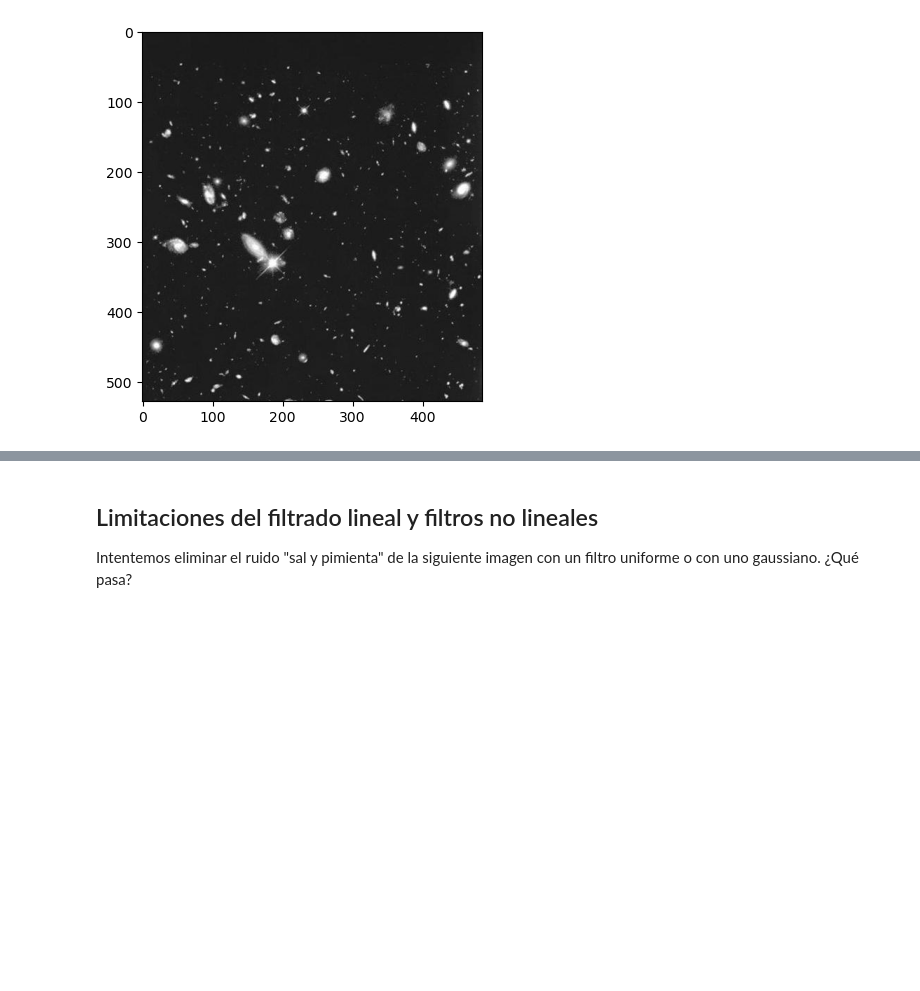
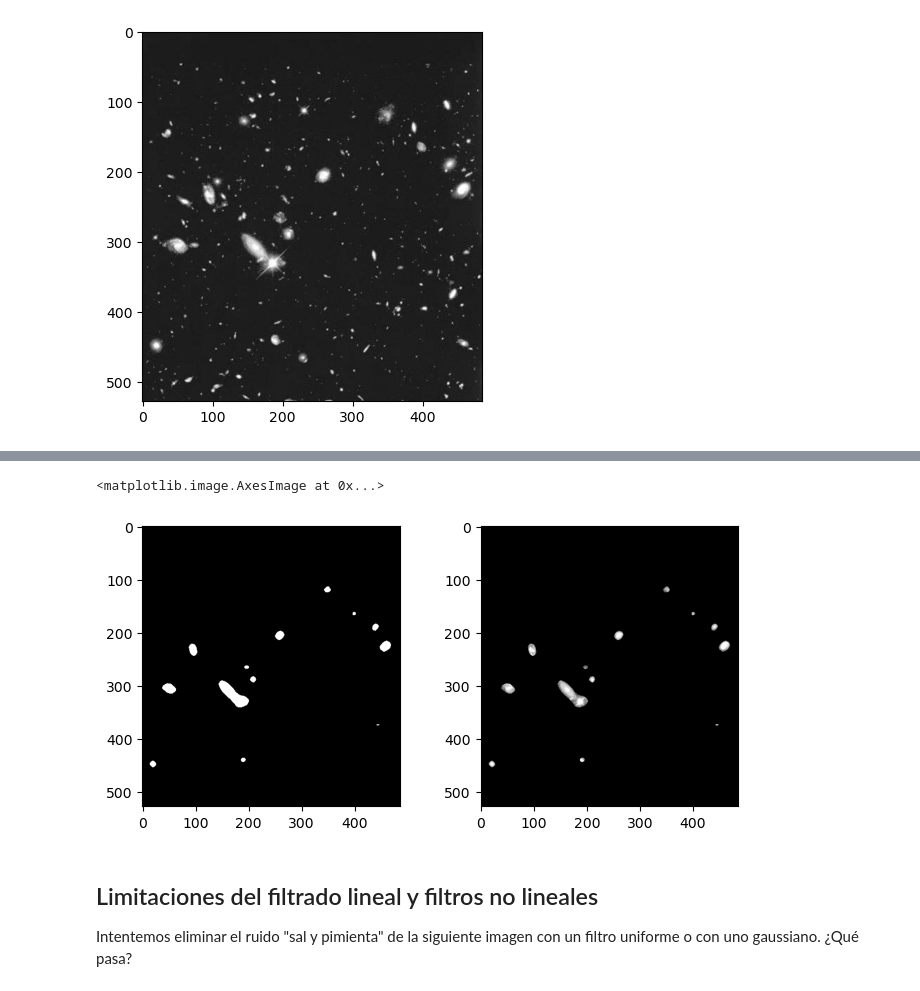
Before and after one commit to DaniMuPi/mi_repositorio, a Jupyter notebook: Tema_2b.ipynb, the cells around one changed output, grey strips where cells are left out. Drawn from its saved outputs; the diff is of its cells as text; code cells hidden in the pictures; blank space fills up the shorter version.

```diff
--- a/Tema_2b.ipynb
+++ b/Tema_2b.ipynb
@@ -193,3 +251,21 @@ modo:  L
+# %%
+th_0, th_1 = 20, 100
+
+mask = np.logical_and(img_filt > th_0, img_filt < th_1)
+maskI=np.logical_not(mask);
+
+img_seg = img_np*maskI
+
+plt.figure(figsize=(8, 8))
+
+plt.subplot(221)
+plt.imshow(maskI, cmap='gray')
+
+plt.subplot(222)
+plt.imshow(img_seg, cmap='gray')
+# %% [output]
+<matplotlib.image.AxesImage at 0x...>
+[figure, added]
 # %% [markdown]
 ## Limitaciones del filtrado lineal y filtros no lineales
 
```
Also changed, not shown: parts of 16 cells of this notebook, 7 other files.
